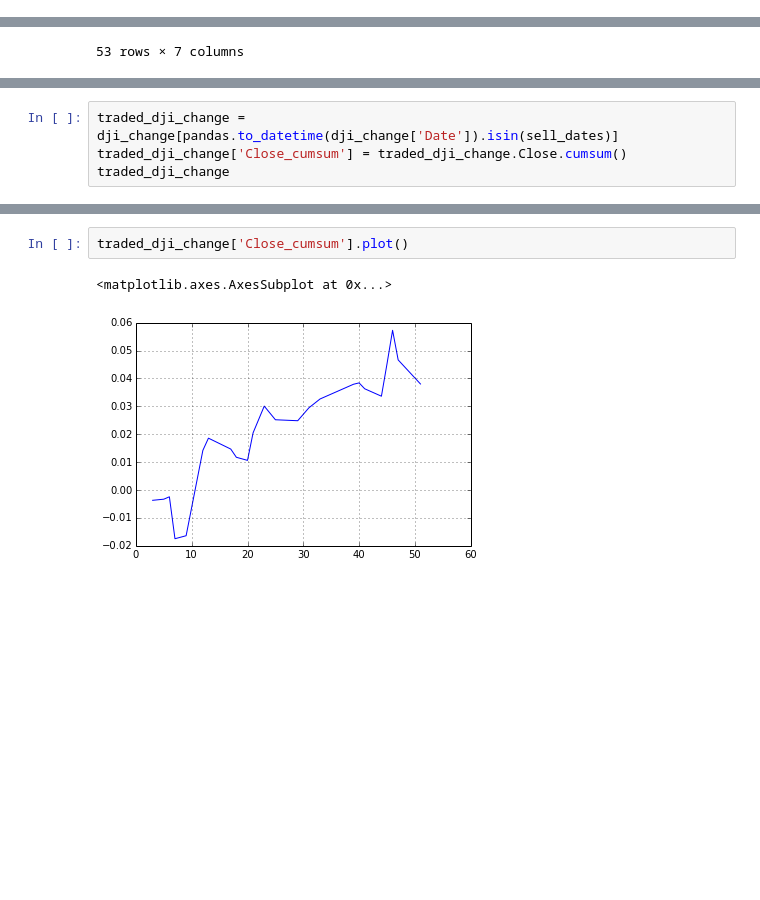
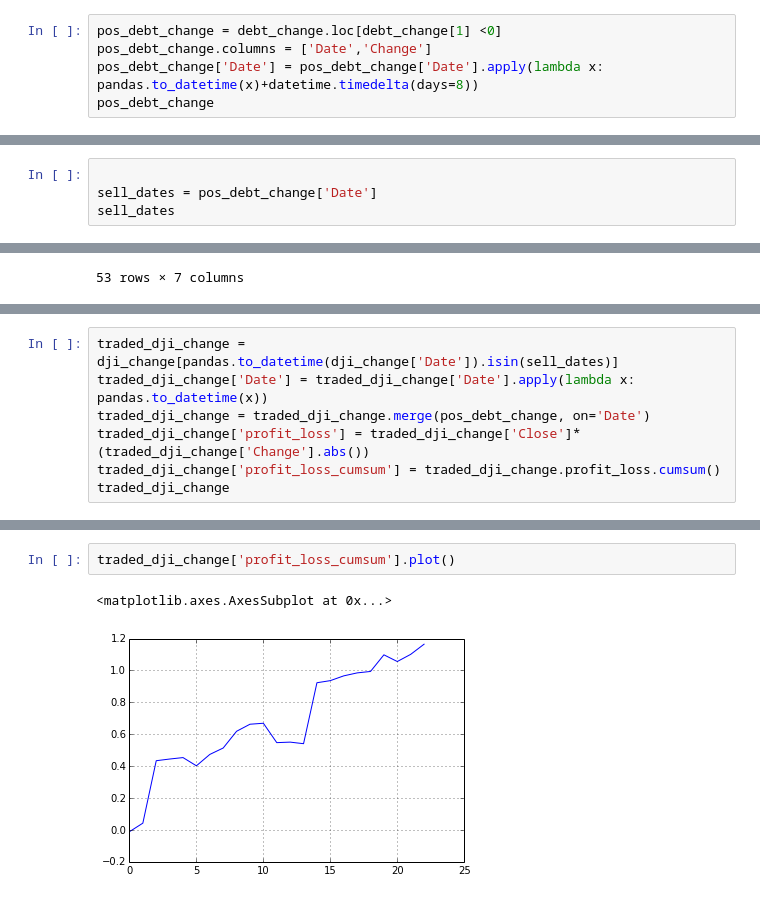
Before and after one commit to mihirk11/stock-trends, a Jupyter notebook: POC.ipynb, the cells around one changed output, grey strips where cells are left out. Saved outputs shown, nothing was run; the diff lists cells and outputs as text; blank space fills up the shorter version.

```diff
--- a/POC.ipynb
+++ b/POC.ipynb
@@ -125,0 +83,5 @@ dtype: datetime64[ns]
+# %%
+pos_debt_change = debt_change.loc[debt_change[1] <0]
+pos_debt_change.columns = ['Date','Change']
+pos_debt_change['Date'] = pos_debt_change['Date'].apply(lambda x: pandas.to_datetime(x)+datetime.timedelta(days=8))
+pos_debt_change
@@ -125,0 +107,4 @@ dtype: datetime64[ns]
+# %%
+
+sell_dates = pos_debt_change['Date']
+sell_dates
@@ -150,5 +174,8 @@ dji_change
 # %%
 traded_dji_change = dji_change[pandas.to_datetime(dji_change['Date']).isin(sell_dates)]
-traded_dji_change['Close_cumsum'] = traded_dji_change.Close.cumsum()
+traded_dji_change['Date'] = traded_dji_change['Date'].apply(lambda x: pandas.to_datetime(x))
+traded_dji_change = traded_dji_change.merge(pos_debt_change, on='Date')
+traded_dji_change['profit_loss'] = traded_dji_change['Close']*(traded_dji_change['Change'].abs())
+traded_dji_change['profit_loss_cumsum'] = traded_dji_change.profit_loss.cumsum()
 traded_dji_change
 # %% [output]
@@ -173,7 +200,7 @@ traded_dji_change
 # %%
-traded_dji_change['Close_cumsum'].plot()
+traded_dji_change['profit_loss_cumsum'].plot()
 # %% [output]
 <matplotlib.axes.AxesSubplot at 0x...>
-[figure, old version]
+[figure, new version]
 # %%
 valid_dji_change = dji_change[1:]
```
Also changed, not shown: parts of 9 cells of this notebook.
